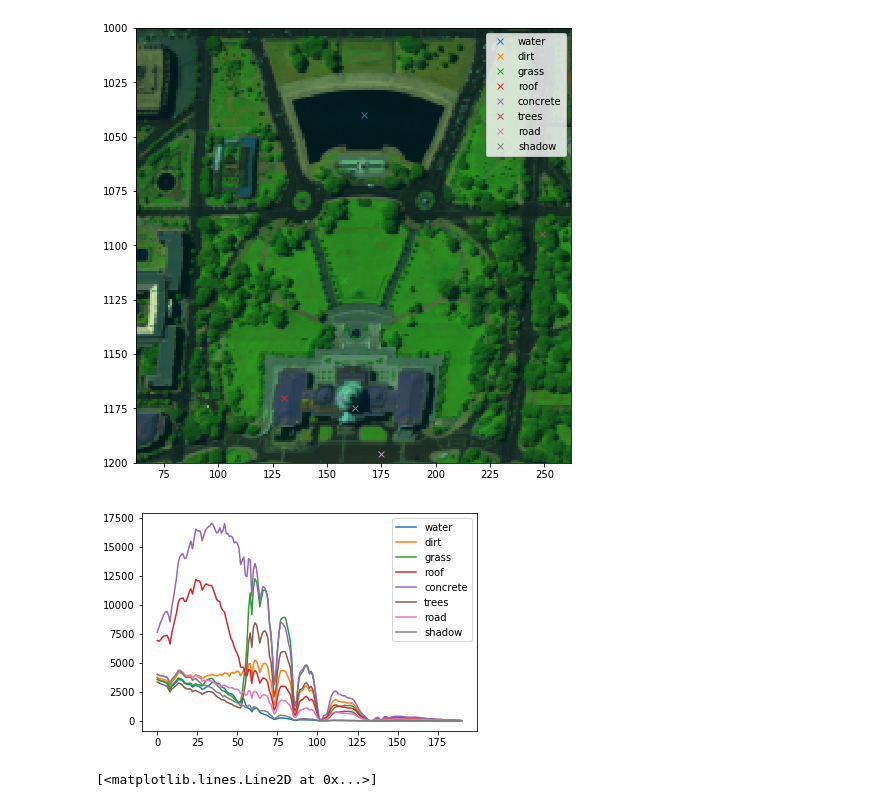
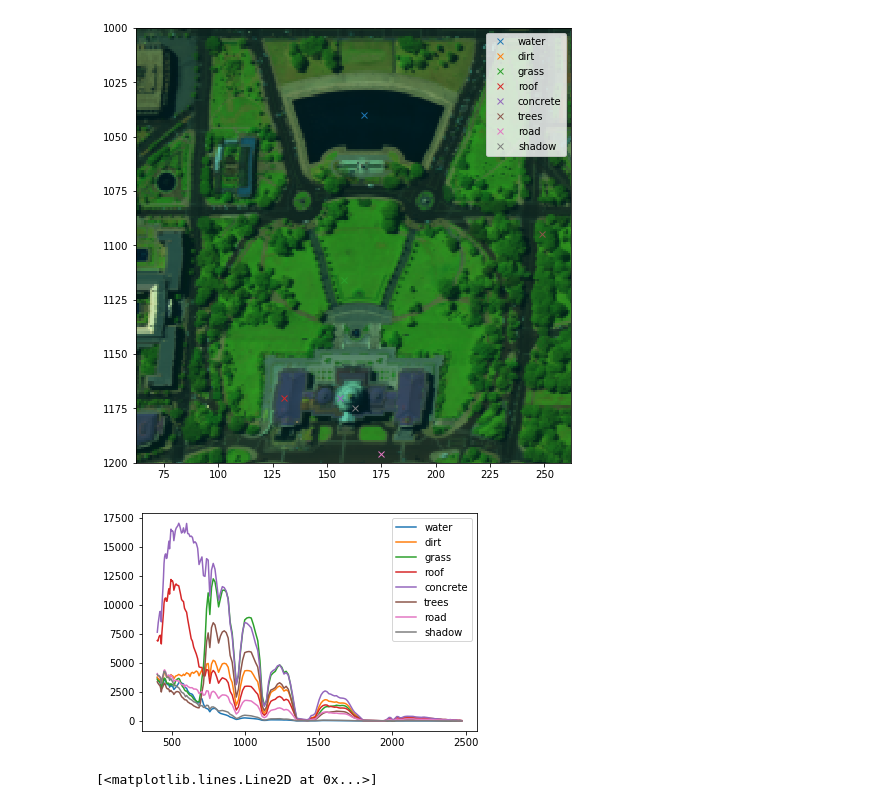
Before and after one commit to fred3m/hyperspectral, a Jupyter notebook: washington_dc-garbage.ipynb, the cells around one changed output. Drawn from its saved outputs; the diff is of its cells as text; code cells hidden in the pictures.

```diff
--- a/washington_dc-garbage.ipynb
+++ b/washington_dc-garbage.ipynb
@@ -34,39 +34,39 @@ points = OrderedDict([
     ('water', (167, 1040)),
     ('dirt', (132, 272)),
     ('grass', (158, 1116)),
     #('grass', (166, 1105)),
     ('roof', (130, 1170)),
     ('concrete', (156, 1170)),
     #('trees', (249, 1123)),
     ('trees', (249, 1095)),
     ('road', (175, 1196)),
     #('road', (138, 1086)),
     #('shadow', (175, 465))
     #('shadow', (70, 1160))
     ("shadow", (163, 1175))
 ])
 
 spectra = OrderedDict()
 for obj, pt in points.items():
     plt.plot(pt[0], pt[1],'x', label=obj)
     spectra[obj] = dc.get_point_spec(pt[0], pt[1], data, data_shape)
 plt.legend()
 plt.xlim([62,262])
 plt.ylim([1200,1000])
 plt.show()
 
-for obj, pt in points.items():
-    plt.plot(spectra[obj], label=obj)
-plt.legend()
-plt.show()
-
 # Get wavelengths used in hyperspectral data
 wavelength_data = np.recfromcsv('/Users/fred/Downloads/Hyperspectral_Project/wavelengths.txt', delimiter=" ")
 wavelength = wavelength_data["wavelength"]
 idx = wavelength_data["idx"]
+
+for obj, pt in points.items():
+    plt.plot(wavelength, spectra[obj], label=obj)
+plt.legend()
+plt.show()
 # %% [output]
 [figure]
-[figure, old version]
+[figure, new version]
 # %%
 plt.plot(data.reshape(data.shape[0], data_shape[0], data_shape[1])[:,1175, 163])
 # %% [output]
```
Also changed, not shown: 11 other files.
